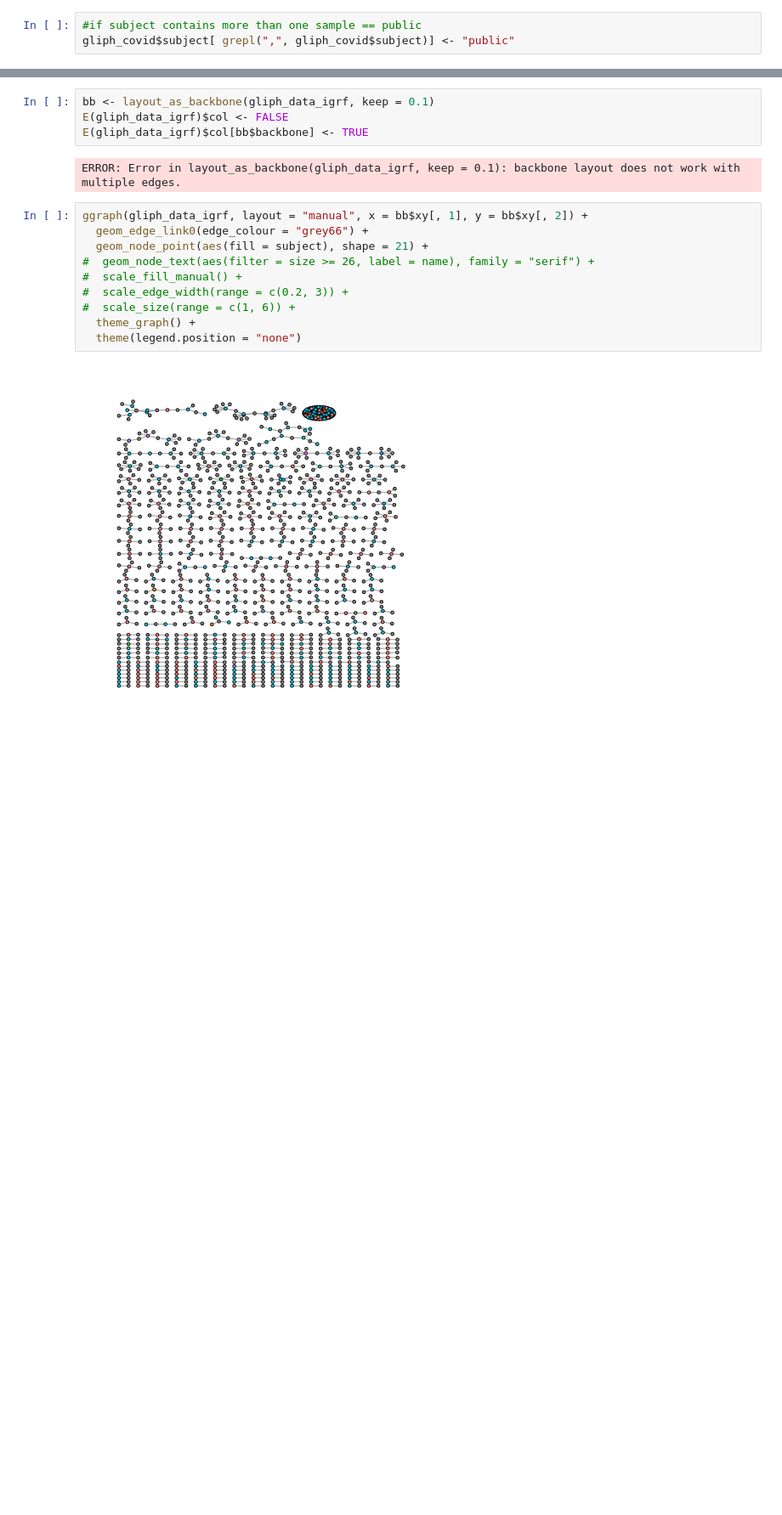
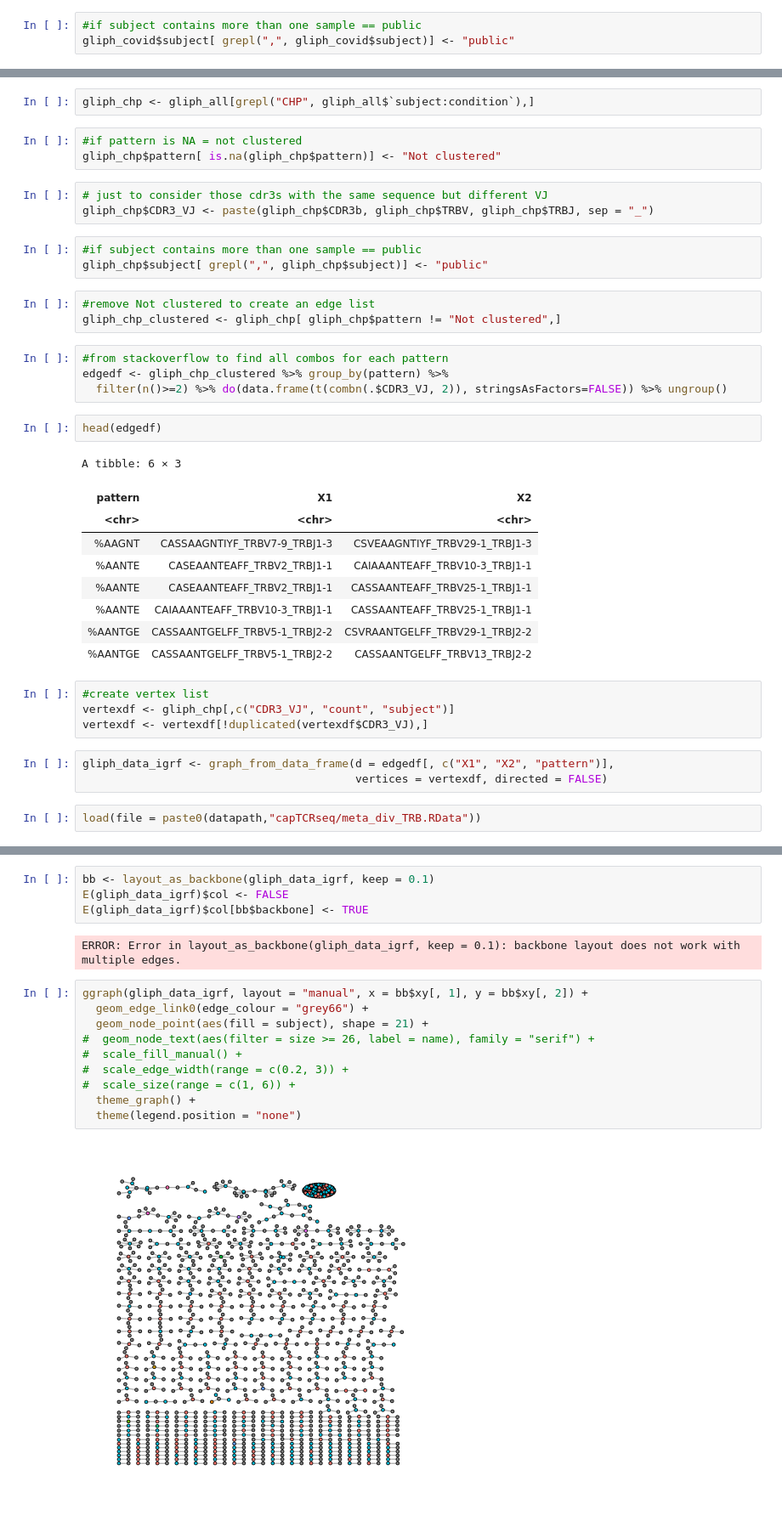
Before and after one commit to pughlab/ped_CapTCRseq, a Jupyter notebook: notebooks/000_GLIPH_analysis.ipynb, the cells around one changed output, grey strips where cells are left out. Shown at 85% size. Cells and saved outputs as stored; diff of their text form; blank space fills up the shorter version.

```diff
--- a/notebooks/000_GLIPH_analysis.ipynb
+++ b/notebooks/000_GLIPH_analysis.ipynb
@@ -176,0 +154,39 @@ ggraph(gliph_data_igrf, layout = "fr") + #graphopt, fr, mds
+# %%
+gliph_chp <- gliph_all[grepl("CHP", gliph_all$`subject:condition`),]
+# %%
+#if pattern is NA = not clustered
+gliph_chp$pattern[ is.na(gliph_chp$pattern)] <- "Not clustered"
+# %%
+# just to consider those cdr3s with the same sequence but different VJ
+gliph_chp$CDR3_VJ <- paste(gliph_chp$CDR3b, gliph_chp$TRBV, gliph_chp$TRBJ, sep = "_")
+# %%
+#if subject contains more than one sample == public
+gliph_chp$subject[ grepl(",", gliph_chp$subject)] <- "public"
+# %%
+#remove Not clustered to create an edge list
+gliph_chp_clustered <- gliph_chp[ gliph_chp$pattern != "Not clustered",]
+# %%
+#from stackoverflow to find all combos for each pattern
+edgedf <- gliph_chp_clustered %>% group_by(pattern) %>%
+  filter(n()>=2) %>% do(data.frame(t(combn(.$CDR3_VJ, 2)), stringsAsFactors=FALSE)) %>% ungroup()
+# %%
+head(edgedf)
+# %% [output]
+A tibble: 6 × 3
+| pattern | X1 | X2 |
+| <chr> | <chr> | <chr> |
+| %AAGNT | CASSAAGNTIYF_TRBV7-9_TRBJ1-3 | CSVEAAGNTIYF_TRBV29-1_TRBJ1-3 |
+| %AANTE | CASEAANTEAFF_TRBV2_TRBJ1-1 | CAIAAANTEAFF_TRBV10-3_TRBJ1-1 |
+| %AANTE | CASEAANTEAFF_TRBV2_TRBJ1-1 | CASSAANTEAFF_TRBV25-1_TRBJ1-1 |
+| %AANTE | CAIAAANTEAFF_TRBV10-3_TRBJ1-1 | CASSAANTEAFF_TRBV25-1_TRBJ1-1 |
+| %AANTGE | CASSAANTGELFF_TRBV5-1_TRBJ2-2 | CSVRAANTGELFF_TRBV29-1_TRBJ2-2 |
+| %AANTGE | CASSAANTGELFF_TRBV5-1_TRBJ2-2 | CASSAANTGELFF_TRBV13_TRBJ2-2 |
+# %%
+#create vertex list
+vertexdf <- gliph_chp[,c("CDR3_VJ", "count", "subject")]
+vertexdf <- vertexdf[!duplicated(vertexdf$CDR3_VJ),]
+# %%
+gliph_data_igrf <- graph_from_data_frame(d = edgedf[, c("X1", "X2", "pattern")],
+                                         vertices = vertexdf, directed = FALSE)
+# %%
+load(file = paste0(datapath,"capTCRseq/meta_div_TRB.RData"))
```
Also changed, not shown: parts of 29 cells of this notebook.
